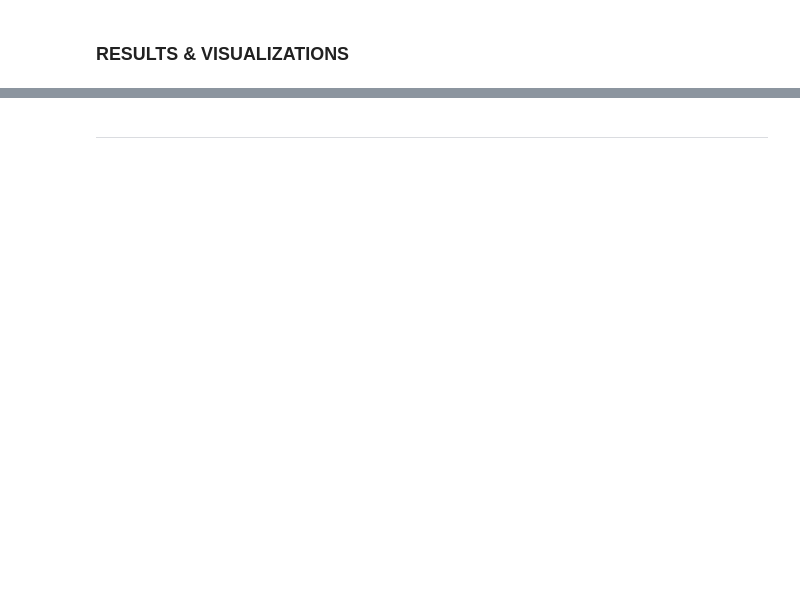
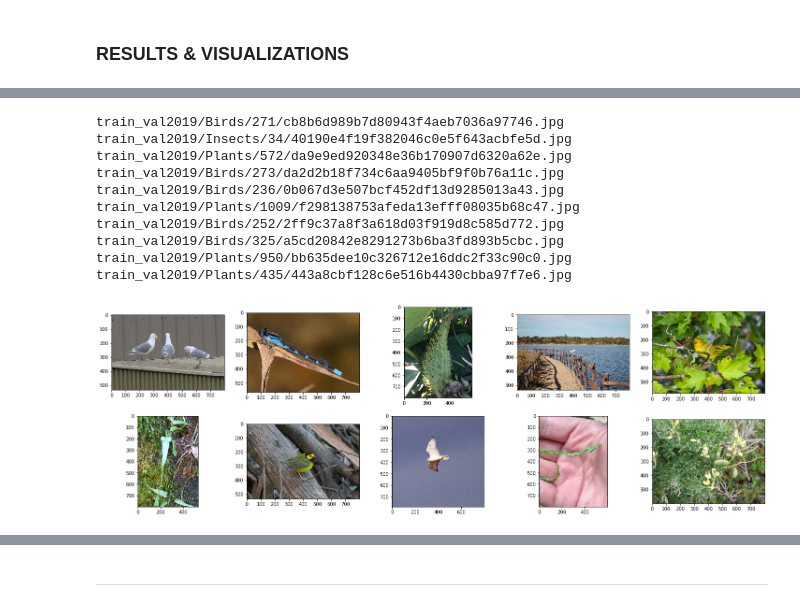
Before and after one commit to lbrou82/Springboard_Capstone2, a Jupyter notebook: notebooks/4.0_Model2.ipynb, the cells around one changed output, grey strips where cells are left out. Cells and saved outputs as stored; diff of their text form; code cells hidden in the pictures; blank space fills up the shorter version.

```diff
--- a/notebooks/4.0_Model2.ipynb
+++ b/notebooks/4.0_Model2.ipynb
@@ -209,0 +199,37 @@ plt.show()
+# %%
+# create dataframe of predictions vs actual values
+df = pd.DataFrame({'y_actual': test_generator.classes,'y_pred': y_pred[:,0],'file_name': test_generator.filenames})
+
+# create column distinguishing whether or not the classification was correct
+df['correct'] = np.where(df.y_actual == df.y_pred,1,0)
+# %%
+import cv2
+
+def show_clf_results(outcome,range_start,range_stop):
+    '''Plot images from file name based on whether classification is correct'''
+
+    # view correct bird/non-bird classification
+    img_names = df[df['correct'] == outcome]['file_name'][range_start:range_stop]
+    plt.figure(figsize=[25,25])
+    i = 1
+    for img_name in img_names:
+        print(img_name)
+        img = cv2.imread("../data/raw/%s" % img_name)[...,[2, 1, 0]]
+        plt.subplot(6, 5, i)
+        plt.imshow(img)
+        i += 1
+    plt.show()
+# %%
+show_clf_results(1,2015,2025) #display a sample of correct classifications
+# %% [output]
+train_val2019/Birds/271/cb8b6d989b7d80943f4aeb7036a97746.jpg
+train_val2019/Insects/34/40190e4f19f382046c0e5f643acbfe5d.jpg
+train_val2019/Plants/572/da9e9ed920348e36b170907d6320a62e.jpg
+train_val2019/Birds/273/da2d2b18f734c6aa9405bf9f0b76a11c.jpg
+train_val2019/Birds/236/0b067d3e507bcf452df13d9285013a43.jpg
+train_val2019/Plants/1009/f298138753afeda13efff08035b68c47.jpg
+train_val2019/Birds/252/2ff9c37a8f3a618d03f919d8c585d772.jpg
+train_val2019/Birds/325/a5cd20842e8291273b6ba3fd893b5cbc.jpg
+train_val2019/Plants/950/bb635dee10c326712e16ddc2f33c90c0.jpg
+train_val2019/Plants/435/443a8cbf128c6e516b4430cbba97f7e6.jpg
+[figure, added]
```
Also changed, not shown: parts of 7 cells of this notebook, 3 other files.
